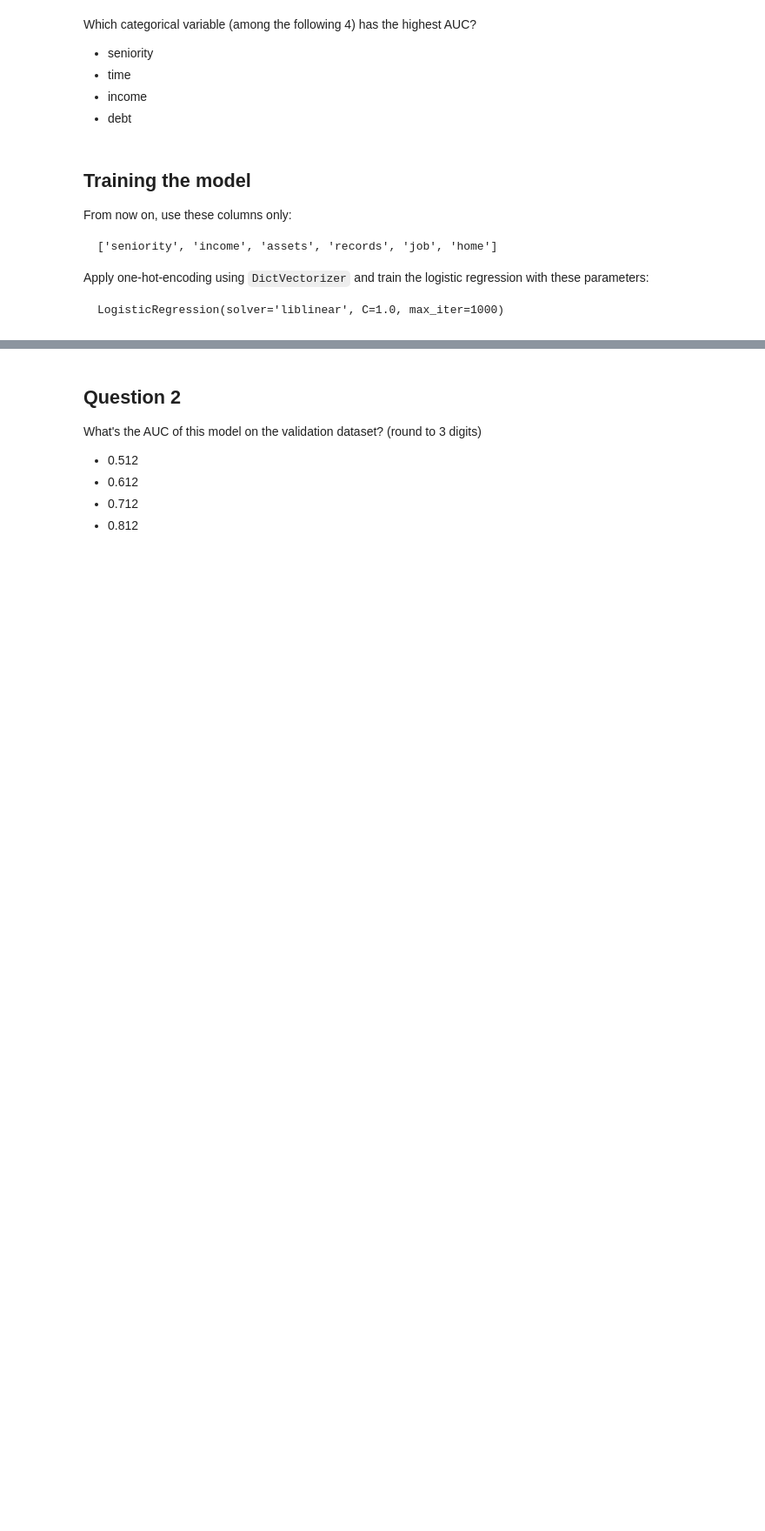
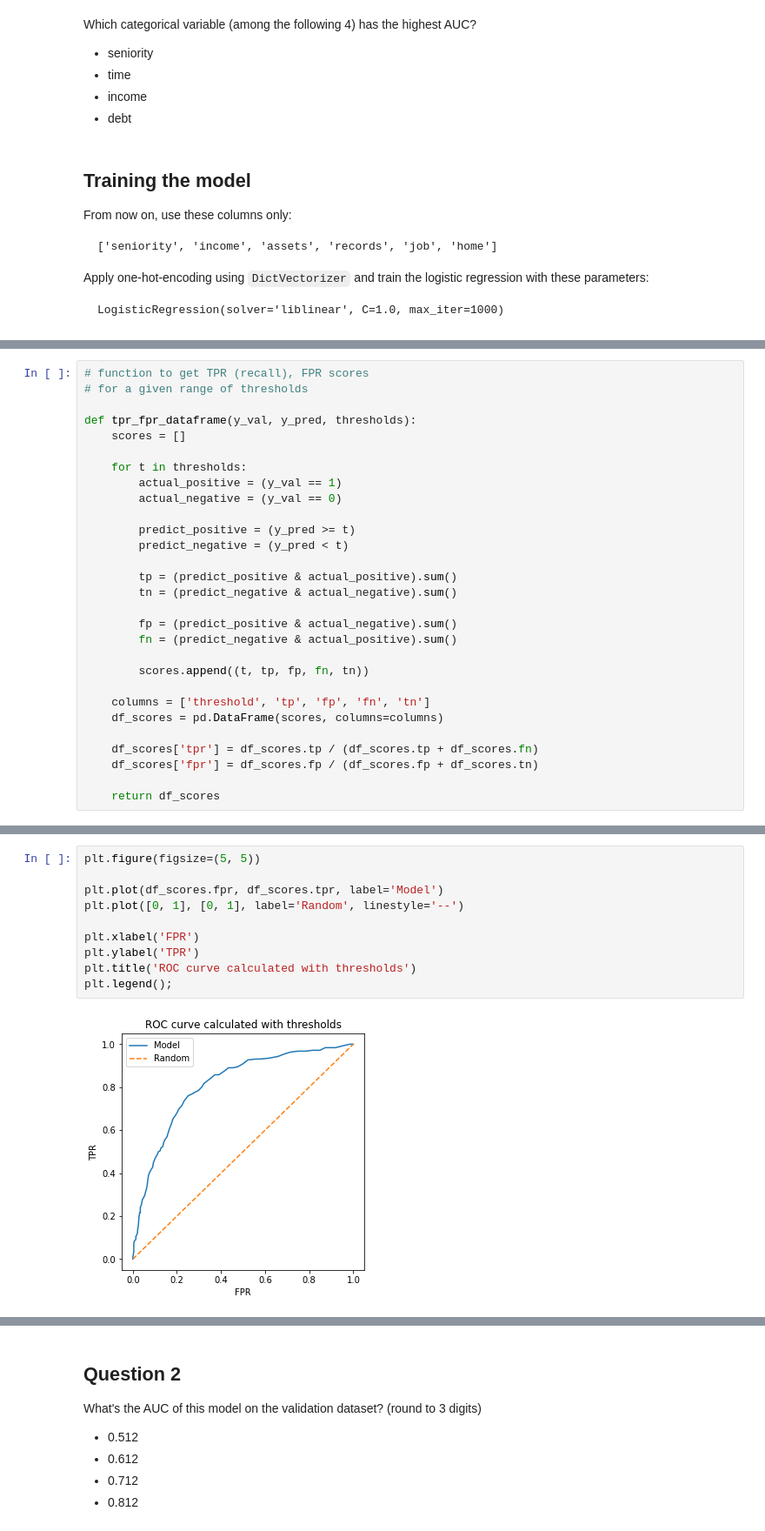
Before and after one commit to valeriich/MLZoomcamp2021, a Jupyter notebook: homework4.ipynb, the cells around one changed output, grey strips where cells are left out. Shown at 87% size. Saved outputs shown, nothing was run; the diff lists cells and outputs as text; blank space fills up the shorter version.

```diff
--- a/homework4.ipynb
+++ b/homework4.ipynb
@@ -195,0 +219,29 @@ LogisticRegression(solver='liblinear', C=1.0, max_iter=1000)
+# %%
+# function to get TPR (recall), FPR scores
+# for a given range of thresholds
+
+def tpr_fpr_dataframe(y_val, y_pred, thresholds):
+    scores = []
+
+    for t in thresholds:
+        actual_positive = (y_val == 1)
+        actual_negative = (y_val == 0)
+
+        predict_positive = (y_pred >= t)
+        predict_negative = (y_pred < t)
+
+        tp = (predict_positive & actual_positive).sum()
+        tn = (predict_negative & actual_negative).sum()
+
+        fp = (predict_positive & actual_negative).sum()
+        fn = (predict_negative & actual_positive).sum()
+
+        scores.append((t, tp, fp, fn, tn))
+
+    columns = ['threshold', 'tp', 'fp', 'fn', 'tn']
+    df_scores = pd.DataFrame(scores, columns=columns)
+
+    df_scores['tpr'] = df_scores.tp / (df_scores.tp + df_scores.fn)
+    df_scores['fpr'] = df_scores.fp / (df_scores.fp + df_scores.tn)
+
+    return df_scores
@@ -195,0 +276,12 @@ LogisticRegression(solver='liblinear', C=1.0, max_iter=1000)
+# %%
+plt.figure(figsize=(5, 5))
+
+plt.plot(df_scores.fpr, df_scores.tpr, label='Model')
+plt.plot([0, 1], [0, 1], label='Random', linestyle='--')
+
+plt.xlabel('FPR')
+plt.ylabel('TPR')
+plt.title('ROC curve calculated with thresholds')
+plt.legend();
+# %% [output]
+[figure, added]
```
Also changed, not shown: parts of 25 cells of this notebook.
